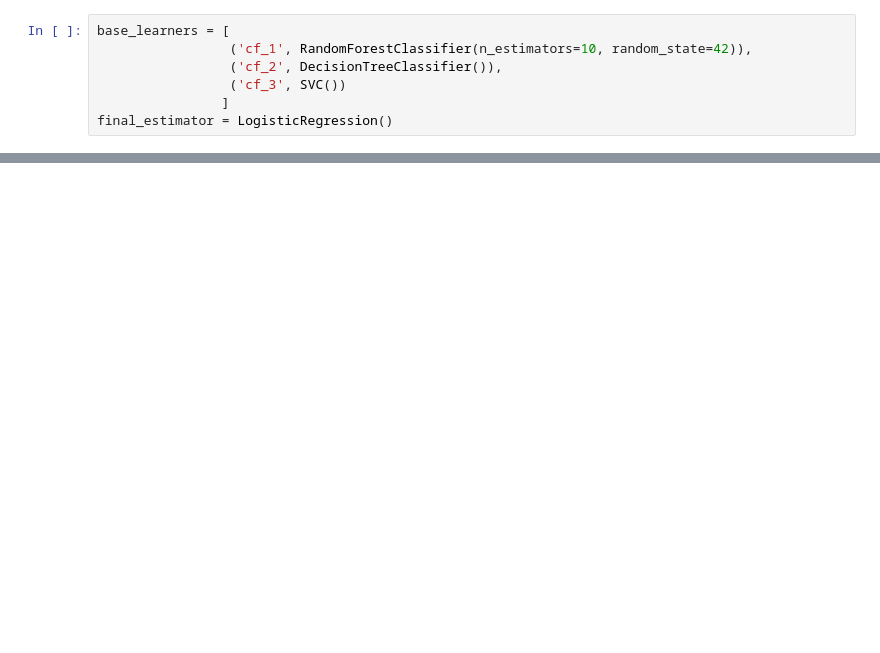
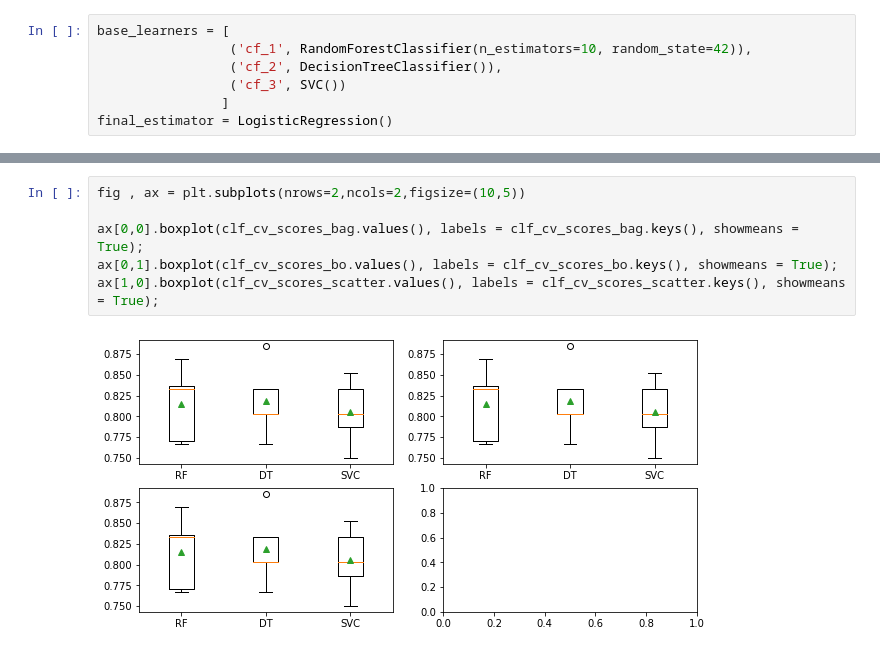
Before and after one commit to sunil3092/DBSEdu, a Jupyter notebook: Machine Learning and Pattern Recognisation/CA/CA_2 - 60per/CA2.ipynb, the cells around one changed output, grey strips where cells are left out. Drawn from its saved outputs; the diff is of its cells as text; blank space fills up the shorter version.

```diff
--- a/Machine Learning and Pattern Recognisation/CA/CA_2 - 60per/CA2.ipynb
+++ b/Machine Learning and Pattern Recognisation/CA/CA_2 - 60per/CA2.ipynb
@@ -170,0 +193,8 @@ pd.DataFrame([clf_acc])
+# %%
+fig , ax = plt.subplots(nrows=2,ncols=2,figsize=(10,5))
+
+ax[0,0].boxplot(clf_cv_scores_bag.values(), labels = clf_cv_scores_bag.keys(), showmeans = True);
+ax[0,1].boxplot(clf_cv_scores_bo.values(), labels = clf_cv_scores_bo.keys(), showmeans = True);
+ax[1,0].boxplot(clf_cv_scores_scatter.values(), labels = clf_cv_scores_scatter.keys(), showmeans = True);
+# %% [output]
+[figure, added]
```
Also changed, not shown: parts of 18 cells of this notebook.
